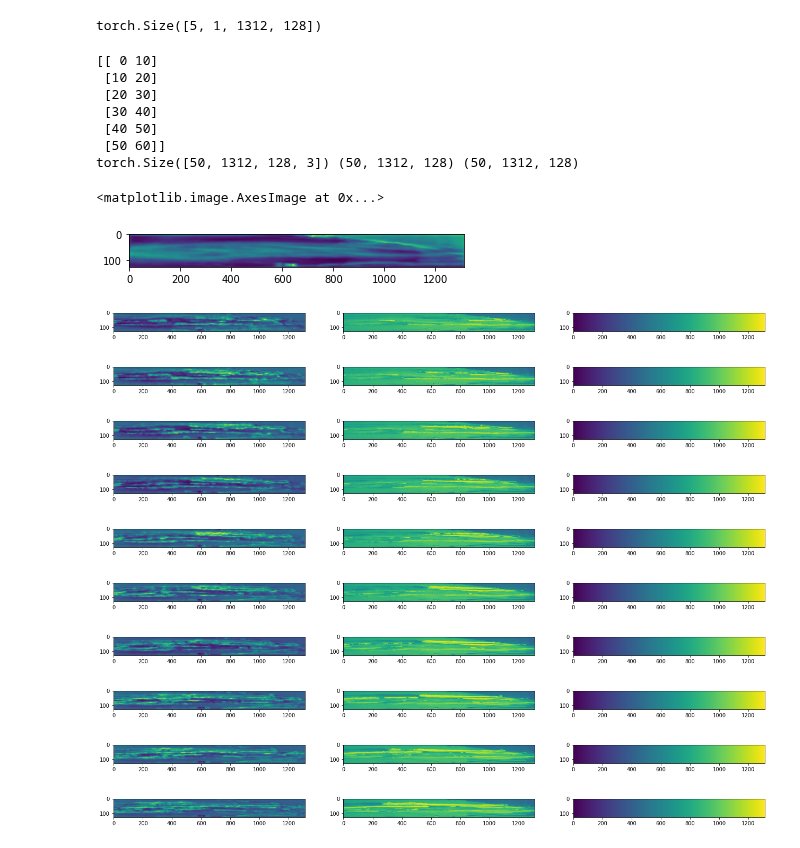
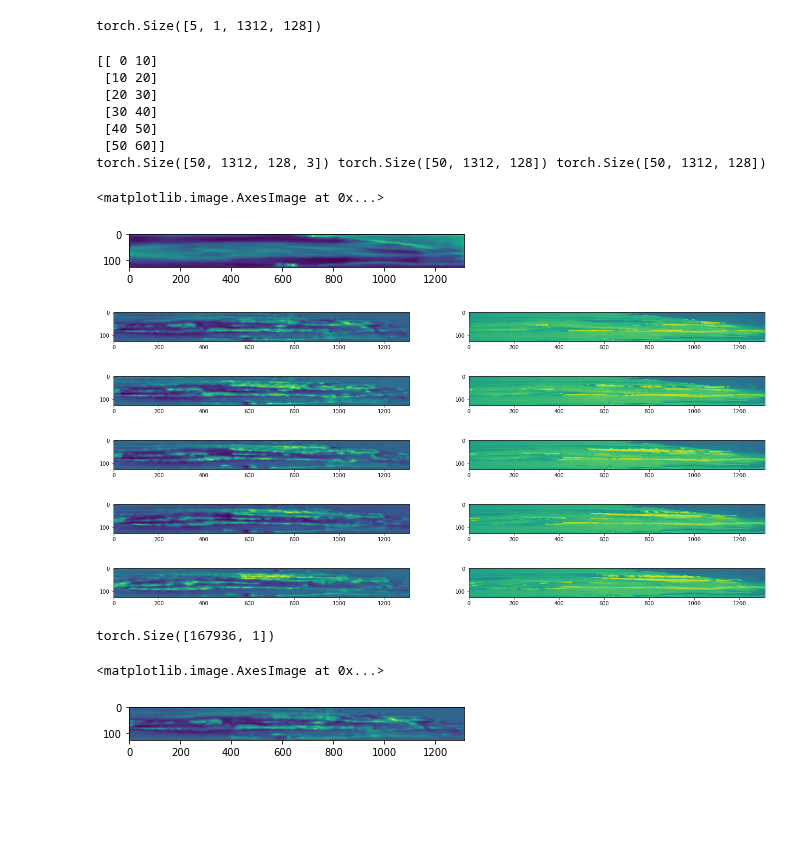
Before and after one commit to sjobeek/surfbreak, a Jupyter notebook: nbs/12_learning_pipeline.ipynb, the cells around one changed output. Saved outputs shown, nothing was run; the diff lists cells and outputs as text; code cells hidden in the pictures; blank space fills up the shorter version.

Commit message:
Subsampling dataset with caching working

```diff
--- a/nbs/12_learning_pipeline.ipynb
+++ b/nbs/12_learning_pipeline.ipynb
@@ -102,9 +102,10 @@ from surfbreak.datasets import CNNChunkDataset
 # %%
 input_video = '../data/shirahama_1590387334_SURF-93cm.ts'
-CNND = CNNChunkDataset(input_video, cnn_checkpoint, time_chunk_duration_s=10, time_chunk_stride_s=10, timerange=(0,60))
+CNND = WavefrontSupervisionDataset(input_video, cnn_checkpoint, time_chunk_duration_s=10, time_chunk_stride_s=10, timerange=(0,60))
 print(CNND.video_chunk_timeranges)
 model_in, model_gt = CNND[0]
 print(model_in['coords_txyc'].shape, model_gt['video_txy'].shape, model_gt['wavefronts_txy'].shape)
+assert torch.float32 == model_in['coords_txyc'].dtype == model_gt['video_txy'].dtype == model_gt['wavefronts_txy'].dtype
 # %% [output]
 [[ 0 10]
  [10 20]
@@ -112,7 +113,7 @@ print(model_in['coords_txyc'].shape, model_gt['video_txy'].shape, model_gt['wave
  [30 40]
  [40 50]
  [50 60]]
-torch.Size([50, 1312, 128, 3]) (50, 1312, 128) (50, 1312, 128)
+torch.Size([50, 1312, 128, 3]) torch.Size([50, 1312, 128]) torch.Size([50, 1312, 128])
 # %%
 plt.imshow(CNND.average_wavefront_xy.T)
 # %% [output]
@@ -120,19 +121,19 @@ plt.imshow(CNND.average_wavefront_xy.T)
 [figure]
 # %%
 model_in, model_gt = CNND[0]
-for t in range(0,model_gt['wavefronts_txy'].shape[0],5):
-    fig, axes = plt.subplots(ncols=3, figsize=(22,2))
+for t in range(0,25,5):
+    fig, axes = plt.subplots(ncols=2, figsize=(22,2))
     axes[0].imshow(model_gt['wavefronts_txy'][t].T)# - CNND.average_wavefront_xy.T)
     axes[1].imshow(model_gt['video_txy'][t].T)
-    axes[2].imshow(model_in['coords_txyc'][t,:,:,1].T) # Display the X coordinates
 # %% [output]
-[figure, old version]
+[figure, new version]
-[figure, old version]
+[figure, new version]
-[figure, old version]
+[figure, new version]
-[figure, old version]
+[figure, new version]
-[figure, old version]
+[figure, new version]
-[figure, removed]
-[figure, removed]
-[figure, removed]
-[figure, removed]
-[figure, removed]
+# %%
+tn = model_gt['wavefronts_txy'][0]
+tn.shape
+tn.reshape(-1,1).shape
+# %% [output]
+torch.Size([167936, 1])
@@ -138,0 +143,6 @@ for t in range(0,model_gt['wavefronts_txy'].shape[0],5):
+# %%
+inputs, gt = mds[0]
+plt.imshow(gt['wavefront_values_xy'].T)
+# %% [output]
+<matplotlib.image.AxesImage at 0x...>
+[figure, added]
```
Also changed, not shown: parts of 4 cells of this notebook, 4 other files.
